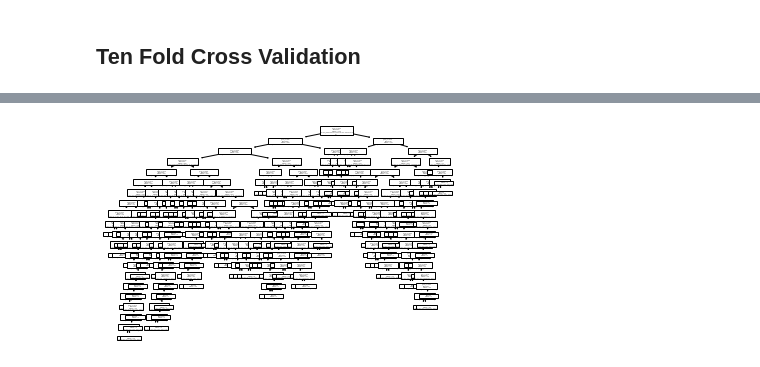
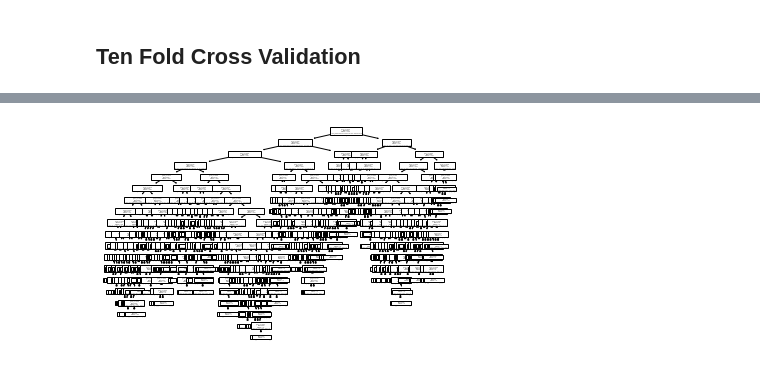
Before and after one commit to aln3/DMML_CW2_Group2, a Jupyter notebook: decisionTreeMain.ipynb, the cells around one changed output, grey strips where cells are left out. Cells and saved outputs as stored; diff of their text form; code cells hidden in the pictures.

```diff
--- a/decisionTreeMain.ipynb
+++ b/decisionTreeMain.ipynb
@@ -288,6 +464,7 @@ Now limmit fitting
 # %%
-clf_smpl_splt = tree.DecisionTreeClassifier(min_samples_split = 0.01)
-tree.plot_tree(clf_smpl_splt.fit(x_train, y_train))
-dot_data = tree.export_graphviz(clf_smpl_splt, out_file=None)
+#try another method of limiting fitting
+clf_smpl_leaf = tree.DecisionTreeClassifier(min_samples_leaf = 0.0005)
+tree.plot_tree(clf_smpl_leaf.fit(x_train, y_train))
+dot_data = tree.export_graphviz(clf_smpl_leaf, out_file=None)
 # %% [output]
-[figure, old version]
+[figure, new version]
```
Also changed, not shown: parts of 36 cells of this notebook.
